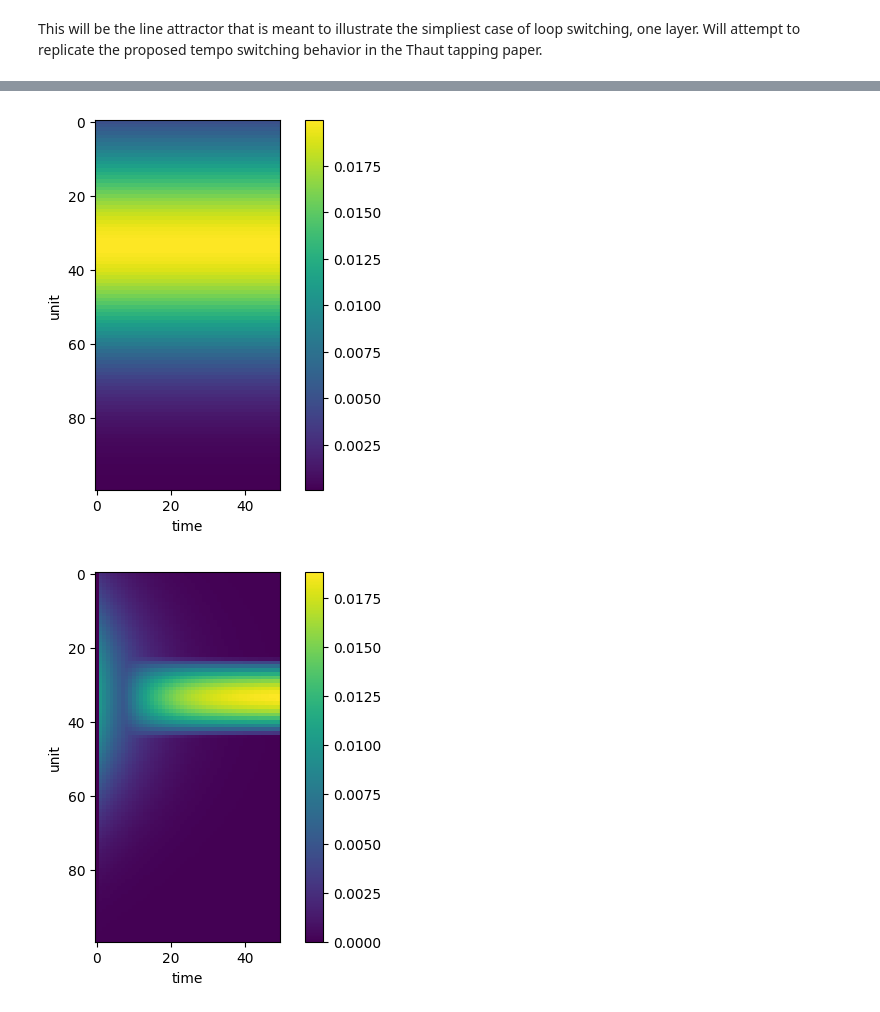
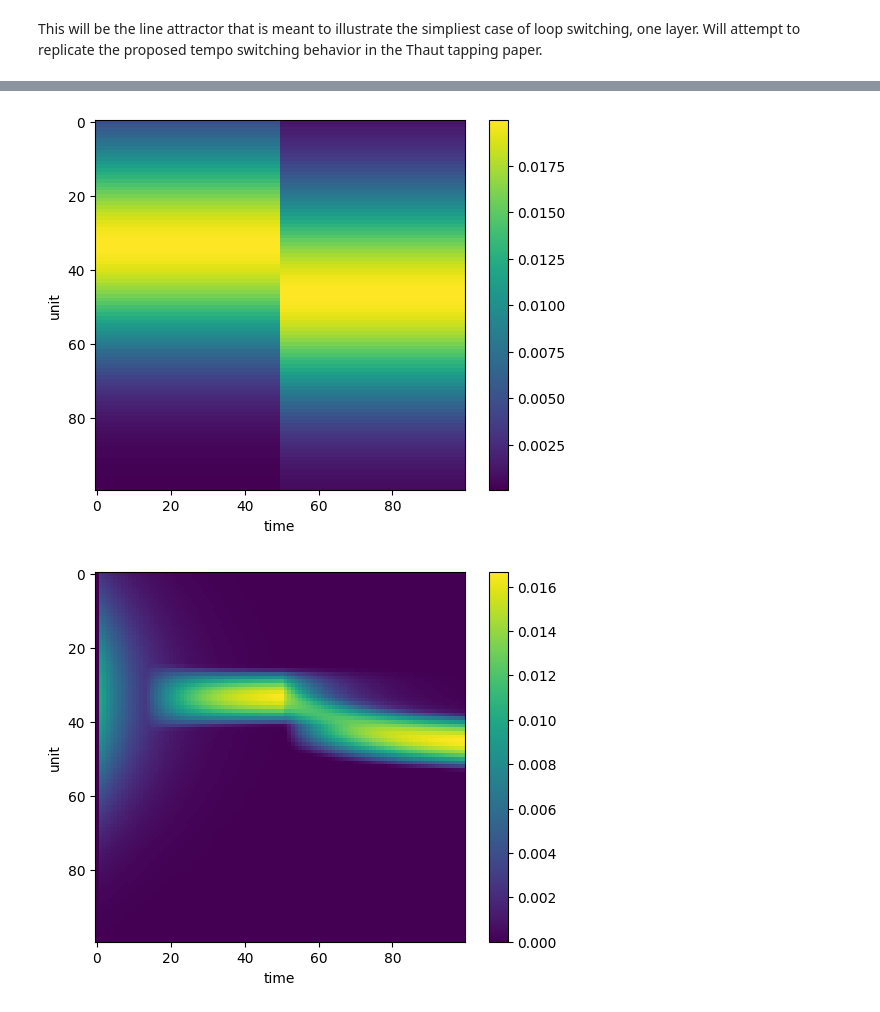
Before and after one commit to joncannon/Thesis, a Jupyter notebook: tonic_bump.ipynb, the cells around one changed output, grey strips where cells are left out. Saved outputs shown, nothing was run; the diff lists cells and outputs as text; code cells hidden in the pictures.

Commit message:
Draft of attractor finished
First draft of attractor behavior. Behaving as expected in both scenarios, maybe a little rough with some aspects but at least seems feasible.

```diff
--- a/tonic_bump.ipynb
+++ b/tonic_bump.ipynb
@@ -7,6 +8,6 @@ import scipy.stats as stats
 # %%
 class attractor:
-    def __init__(self, n_units, exc_spread=1, inp_scale=1, exc_scale = 1, inh_scale = 1):
+    def __init__(self, n_units, exc_spread=1, inp_scale=1, exc_scale = 1, inh_scale = 1, dop_scale = 1):
 
         #number of units in the line
         self.n_units = n_units
@@ -25,6 +26,9 @@ class attractor:
 
         #there is tonic inhibition that scales with the total amount of activity in the network, similar to the basal ganglia
         self.W_inh = np.ones((n_units,n_units)) * (-1 * inh_scale)
+
+        #the dopamine modulates the excitatory current, this is how strong the modulation is
+        self.dop_scale = dop_scale
 
         #just plotting the weights so they can be checked
         plt.figure(1)
@@ -49,7 +53,7 @@ class attractor:
 
 
         for i in range(0, n_steps-1):
-            activations[:,i+1] = activations[:,i] + dt * (self.non_lin(np.matmul(self.W_input,input[:,i]) + np.matmul(self.W_exc,activations[:,i]) * dopamine[i] + np.matmul(self.W_inh,activations[:,i])) - activations[:,i])
+            activations[:,i+1] = activations[:,i] + dt * (self.non_lin(np.matmul(self.W_input,input[:,i]) + np.matmul(self.W_exc,activations[:,i]) * dopamine[i] * self.dop_scale + np.matmul(self.W_inh,activations[:,i])) - activations[:,i])
 
 
         plt.figure(3)
@@ -65,7 +69,11 @@ class attractor:
         plt.colorbar()
 
         plt.figure(5)
-        plt.plot(activations[33])
+        plt.title("activations of various units")
+        for i in range(10):
+            x = random.randint(0,self.n_units-1)
+            plt.plot(activations[x], label="unit "+str(x), alpha=0.5)
+        plt.legend()
 
         plt.figure(6)
         plt.title("Activations at certain steps")
@@ -85,20 +93,3 @@ class attractor:
                 vec[i] = 0
 
         return vec
-# %%
-#going to create some input cases here to keep code clean
-
-n_units = 100
-n_steps = 50
-case1 = np.zeros((n_units,n_steps))
-
-unit_ids = np.arange(0,100,1)
-for i in range(0,n_steps):
-    case1[:,i] = stats.norm.pdf(unit_ids, n_units/3, 20)
-
-plt.figure(1)
-plt.imshow(case1)
-plt.colorbar()
-
-plt.figure(2)
-plt.plot(case1[:,1])
@@ -109,3 +146,3 @@ plt.plot(case1[:,1])
 # %%
-line = attractor(n_units = 100, exc_spread = 20, inp_scale = 5, exc_scale = 0.1, inh_scale = 0.5)
+line = attractor(n_units = 100, exc_spread = 15, inp_scale = 5, exc_scale = 0.1, inh_scale = 1, dop_scale = 2)
 # %% [output]
@@ -114,5 +151,5 @@ line = attractor(n_units = 100, exc_spread = 20, inp_scale = 5, exc_scale = 0.1,
 # %%
-line.run(case1,np.ones(50))
+line.run(case2,np.ones(100))
 # %% [output]
-[figure, old version]
+[figure, new version]
-[figure, old version]
+[figure, new version]
```
Also changed, not shown: parts of 7 cells of this notebook.
